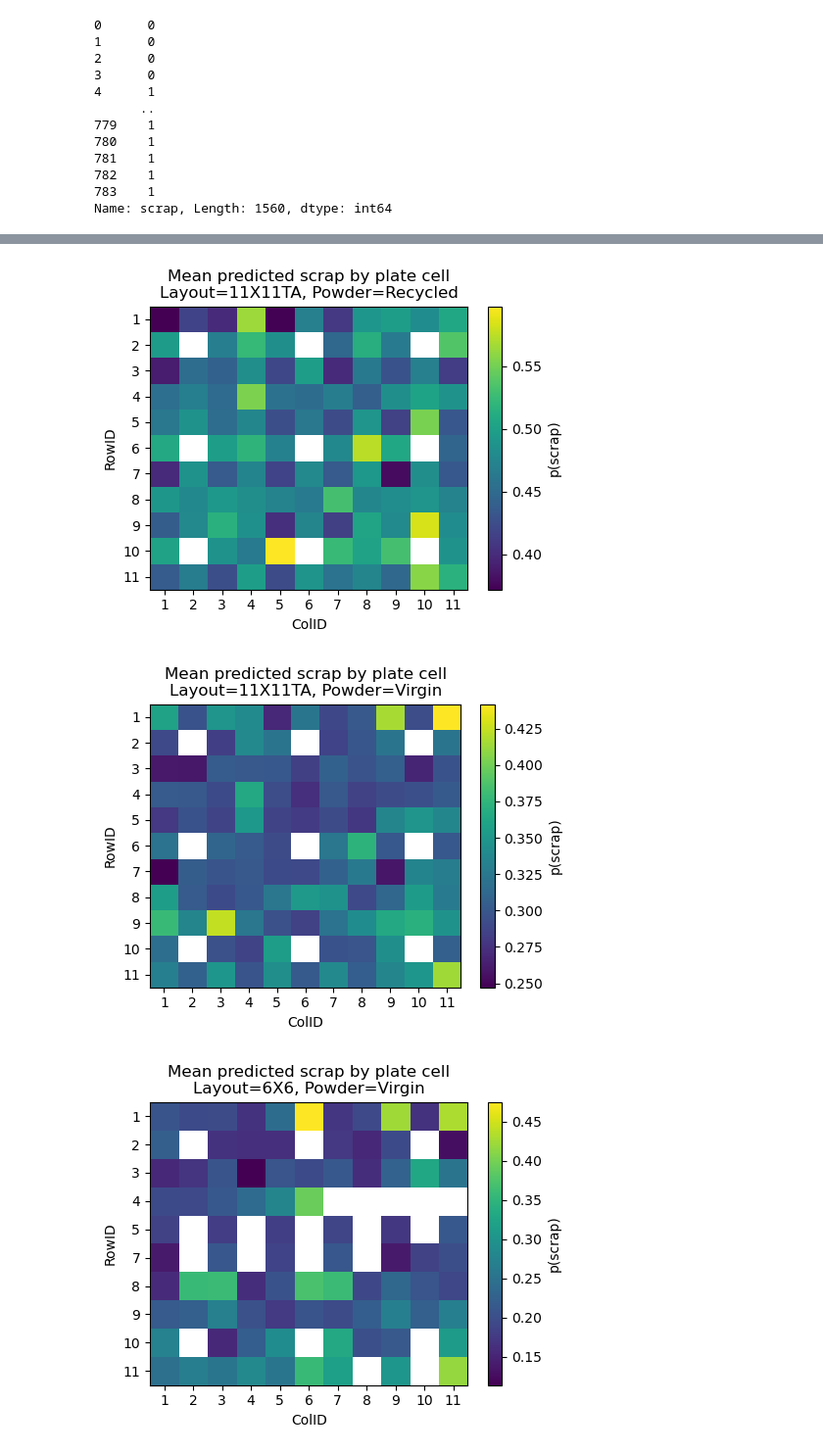
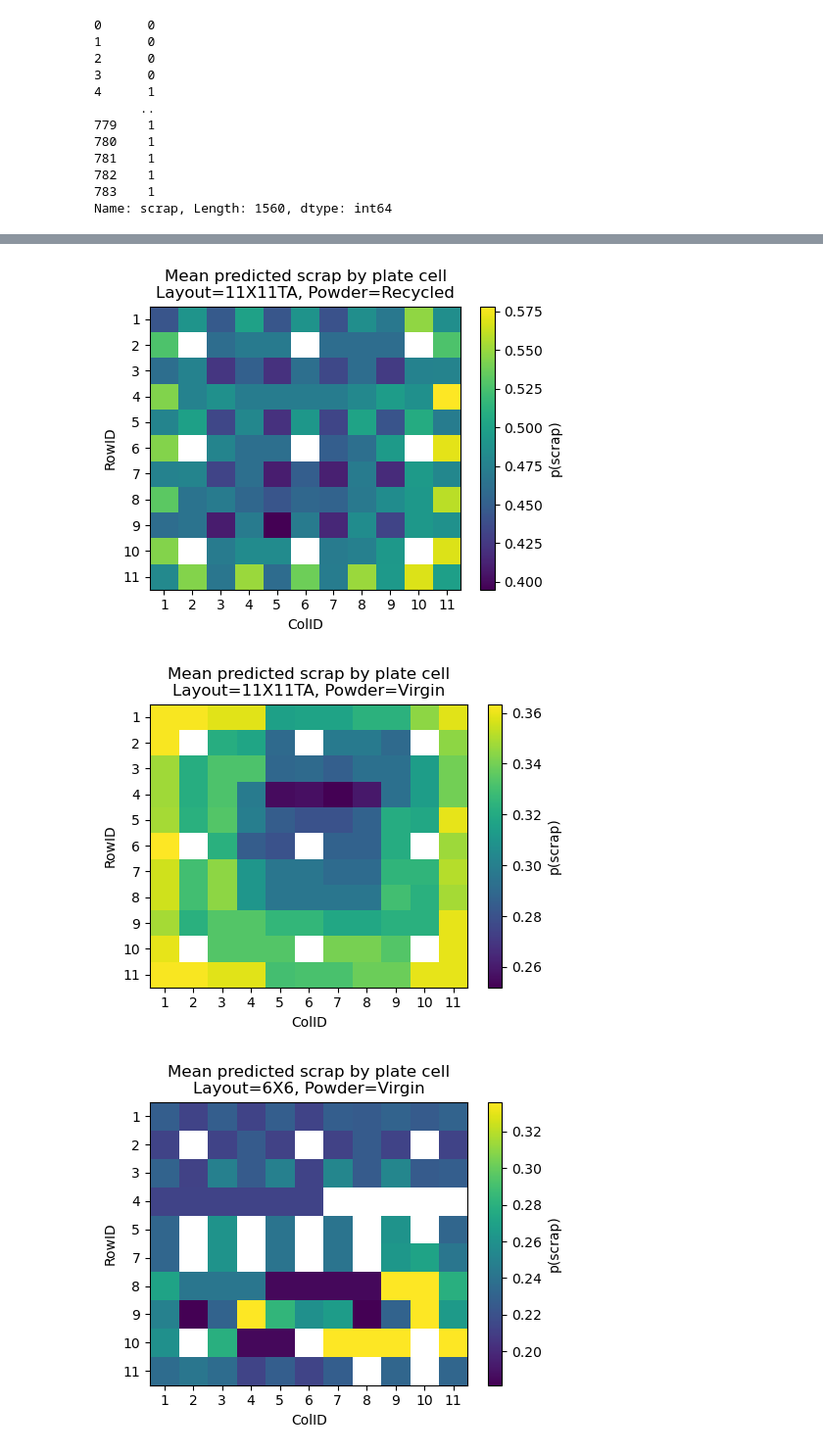
Before and after one commit to jcw515awsm/data-bussdown, a Jupyter notebook: brisa2.ipynb, the cells around one changed output, grey strips where cells are left out. Shown: that part at 98% size. Saved outputs shown, nothing was run; the diff lists cells and outputs as text; code cells hidden in the pictures.

Commit message:
added zone feature

```diff
--- a/brisa2.ipynb
+++ b/brisa2.ipynb
@@ -110,0 +113,30 @@ df
+# %%
+edge_cond = df[(df.ColID == 1) | (df.RowID == 1) | (df.ColID == 11) | (df.RowID == 11)]
+
+between_cond = df[(((df.ColID == 2) | (df.ColID == 3)) & ((df.RowID != 1) & (df.RowID != 11)))
+              | (((df.ColID == 9) | (df.ColID == 10)) & ((df.RowID != 1) & (df.RowID != 11)))
+              | (((df.RowID == 2) | (df.RowID == 3)) & ((df.ColID != 1) & (df.ColID != 11)))
+              | (((df.RowID == 9) | (df.RowID == 10)) & ((df.ColID != 1) & (df.ColID != 11)))]
+
+mask = ~df.apply(tuple,1).isin(pd.concat([edge_cond, between_cond]).apply(tuple,1))
+center_cond = df[mask]
+
+df["Location_norm"]         = df["Location"].str.strip().str.lower()
+edge_cond["Location_norm"]  = edge_cond["Location"].str.strip().str.lower()
+between_cond["Location_norm"]= between_cond["Location"].str.strip().str.lower()
+center_cond["Location_norm"]= center_cond["Location"].str.strip().str.lower()
+
+# build normalized membership sets from YOUR conditions
+edge_set = set(edge_cond["Location"].astype(str).str.strip().str.lower().unique())
+between_set = set(between_cond["Location"].astype(str).str.strip().str.lower().unique())
+center_set = set(center_cond["Location"].astype(str).str.strip().str.lower().unique())  # optional
+
+# normalize df locations once
+loc_norm = df["Location"].astype(str).str.strip().str.lower()
+
+# label with clear priority: edge > between > center
+df["Zone"] = "center"
+df.loc[loc_norm.isin(between_set), "Zone"] = "between"
+df.loc[loc_norm.isin(edge_set),    "Zone"] = "edge"
+
+df[df.Zone == 'center']['Location'].unique()
@@ -138,6 +189,6 @@ from sklearn.preprocessing import StandardScaler
 from sklearn.preprocessing import OneHotEncoder
 from sklearn.impute import SimpleImputer
 # %%
-X = df[['Layout', 'Powder', 'Location', 'PlateID']]
+X = df[['Layout', 'Powder', 'Zone', 'PlateID']]
 X
 # %% [output]
@@ -173,7 +224,7 @@ Name: scrap, Length: 1560, dtype: int64
 # %%
 X_train, X_test, y_train, y_test = train_test_split(X, y, test_size=0.3, random_state=42, stratify=y)
 # %%
-categorical_features = ['Layout', 'Powder', 'Location', 'PlateID']
+categorical_features = ['Layout', 'Powder', 'Zone', 'PlateID']
 
 cat_pipe = make_pipeline(
     SimpleImputer(strategy="most_frequent"),
@@ -258,7 +309,7 @@ print("In-sample F1:", f1[idx])
 df_pred = df[categorical_features].copy()
 df_pred["p_scrap"] = p_scrap
 
-rank_cols = [c for c in ["Layout","Powder","PlateID","Location"] if c in df_pred.columns]
+rank_cols = [c for c in ["Layout","Powder","PlateID","Zone"] if c in df_pred.columns]
 agg = (df_pred.groupby(rank_cols, dropna=False)["p_scrap"]
              .mean()
              .sort_values(ascending=True)
@@ -328,15 +379,15 @@ if all(has_grid.values()):
 else:
     # Bar chart of p_scrap by Location (lowest to highest)
     if "Location" in df_pred.columns:
-        loc_avg = (df_pred.groupby(["Layout","Powder","Location"])["p_scrap"]
+        loc_avg = (df_pred.groupby(["Layout","Powder","Zone"])["p_scrap"]
                           .mean()
                           .reset_index()
                           .sort_values("p_scrap", ascending=True))
         top_n = loc_avg.head(30)
         plt.figure(figsize=(10,6))
-        labels = (top_n["Layout"]+"|"+top_n["Powder"]+"|"+top_n["Location"]).tolist()
+        labels = (top_n["Layout"]+"|"+top_n["Powder"]+"|"+top_n["Zone"]).tolist()
         plt.barh(labels[::-1], top_n["p_scrap"].values[::-1])
-        plt.title("Lowest predicted scrap by (Layout|Powder|Location)")
+        plt.title("Lowest predicted scrap by (Layout|Powder|Zone)")
         plt.xlabel("p(scrap)")
         plt.tight_layout()
         plt.show()
@@ -344,7 +395,7 @@ else:
 # =========================================================
 # Recommended setups (averaged across cells/locations)
 # =========================================================
-setup_cols = [c for c in ["Layout","Powder","PlateID"] if c in df_pred.columns]
+setup_cols = [c for c in ["Layout","Powder","PlateID", "Zone"] if c in df_pred.columns]
 if setup_cols:
     rec = (df_pred.groupby(setup_cols)["p_scrap"]
                   .mean()
@@ -382,3 +433,3 @@ In-sample F1: 0.5791999999995018
-[figure, old version]
+[figure, new version]
-[figure, old version]
+[figure, new version]
-[figure, old version]
+[figure, new version]
```
Also changed, not shown: parts of 7 cells of this notebook.
